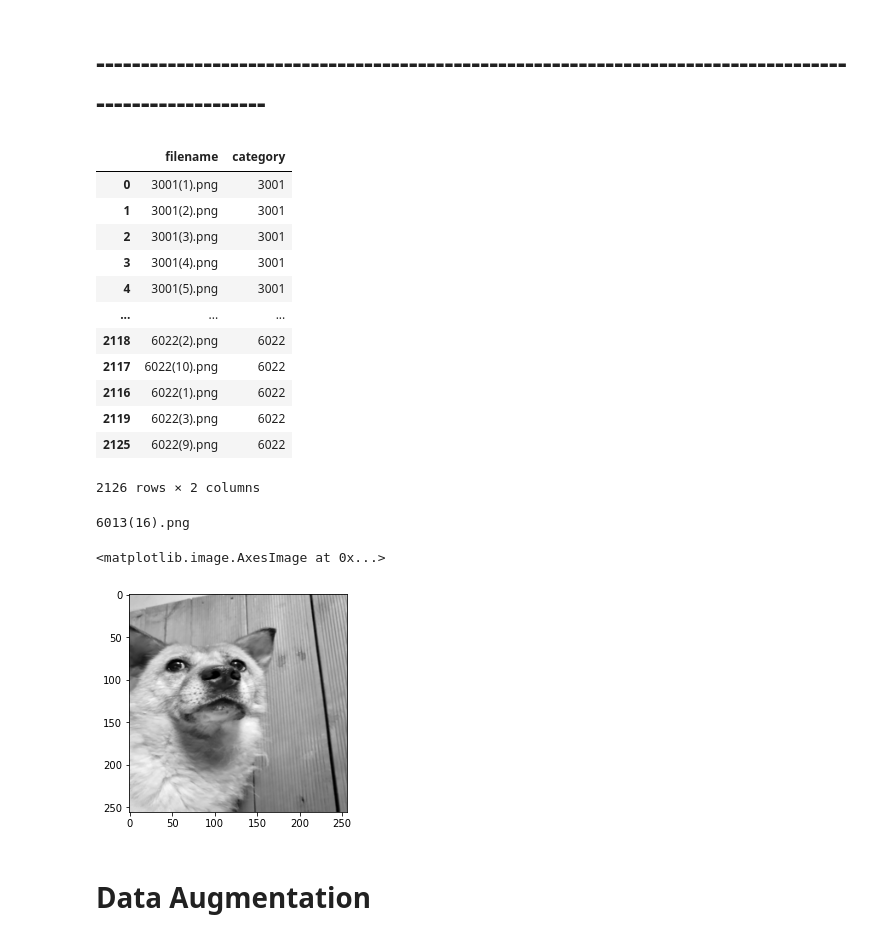
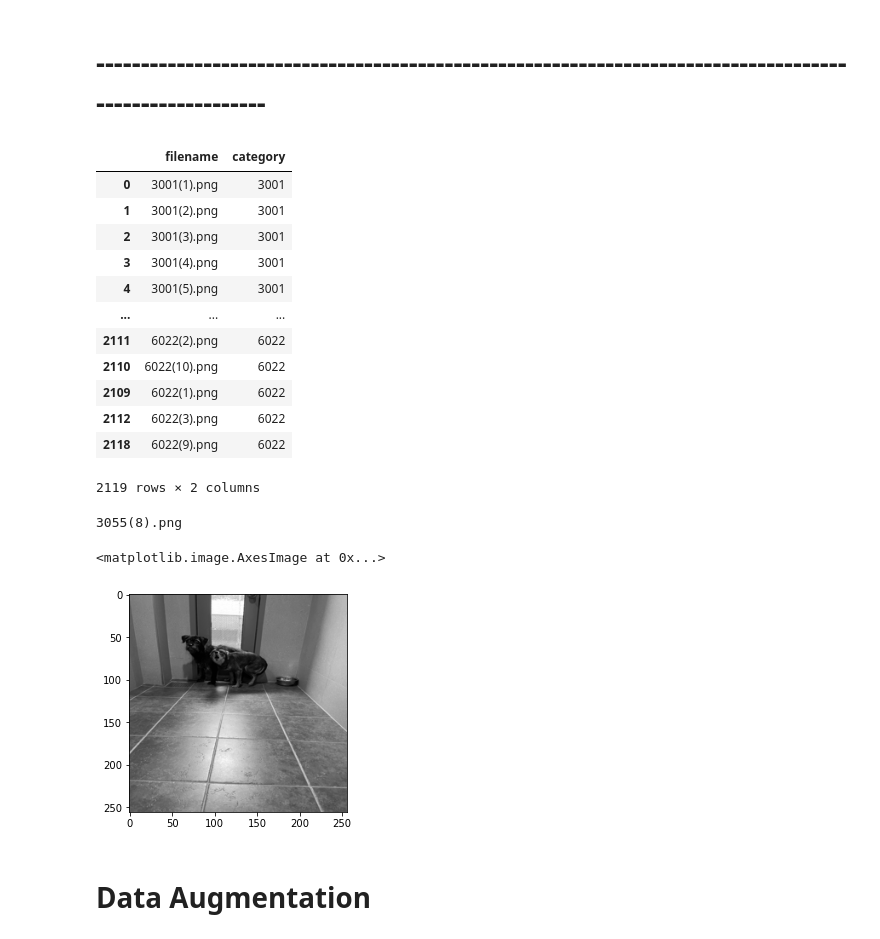
Before and after one commit to qnffnrl/dog_identifier, a Jupyter notebook: first.ipynb, the cells around one changed output. Cells and saved outputs as stored; diff of their text form; code cells hidden in the pictures.

```diff
--- a/first.ipynb
+++ b/first.ipynb
@@ -53,5 +47,5 @@ IMAGE_CHANNELS = 3
 # %%
-filenames = os.listdir("./grayImages/")
+filenames = os.listdir("./grayImages256/")
 categories = []
 for filename in filenames:
     category = filename.split('.')[0][:4]
@@ -71,21 +65,21 @@ df.sort_values(by='category', ascending=True)
 | 3 | 3001(4).png | 3001 |
 | 4 | 3001(5).png | 3001 |
 | ... | ... | ... |
-| 2118 | 6022(2).png | 6022 |
-| 2117 | 6022(10).png | 6022 |
-| 2116 | 6022(1).png | 6022 |
-| 2119 | 6022(3).png | 6022 |
-| 2125 | 6022(9).png | 6022 |
+| 2111 | 6022(2).png | 6022 |
+| 2110 | 6022(10).png | 6022 |
+| 2109 | 6022(1).png | 6022 |
+| 2112 | 6022(3).png | 6022 |
+| 2118 | 6022(9).png | 6022 |
-2126 rows × 2 columns
+2119 rows × 2 columns
 # %%
 sample = random.choice(filenames)
 print(sample)
-image = load_img("./grayImages/"+sample)
+image = load_img("./grayImages256/"+sample)
 plt.imshow(image)
 # %% [output]
-6013(16).png
+3055(8).png
 <matplotlib.image.AxesImage at 0x...>
-[figure, old version]
+[figure, new version]
 # %% [markdown]
 # Data Augmentation
 # %% [markdown]
```
Also changed, not shown: parts of 67 cells of this notebook, 1 other file.
